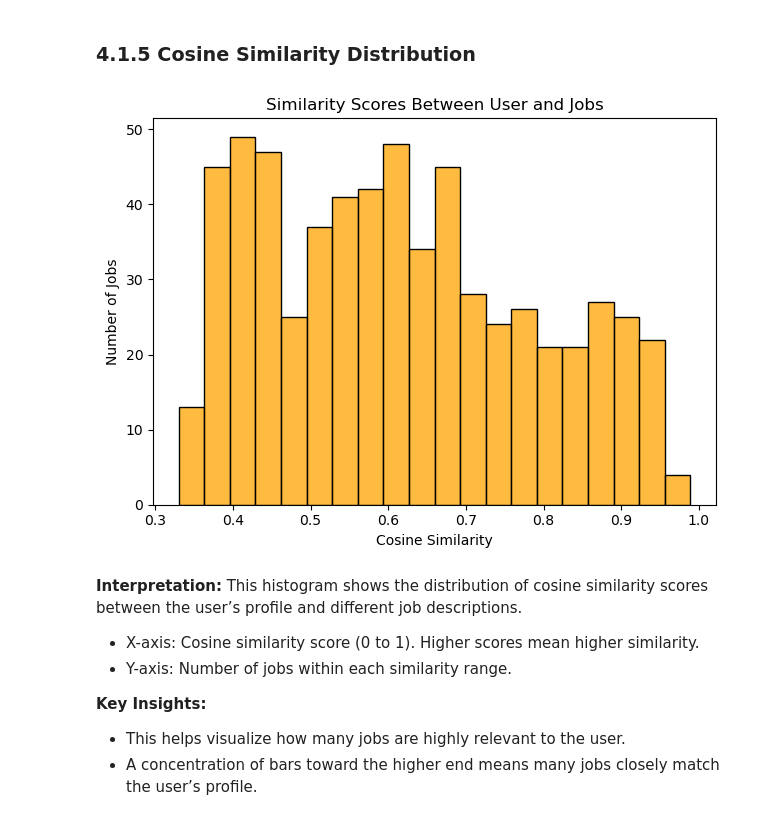
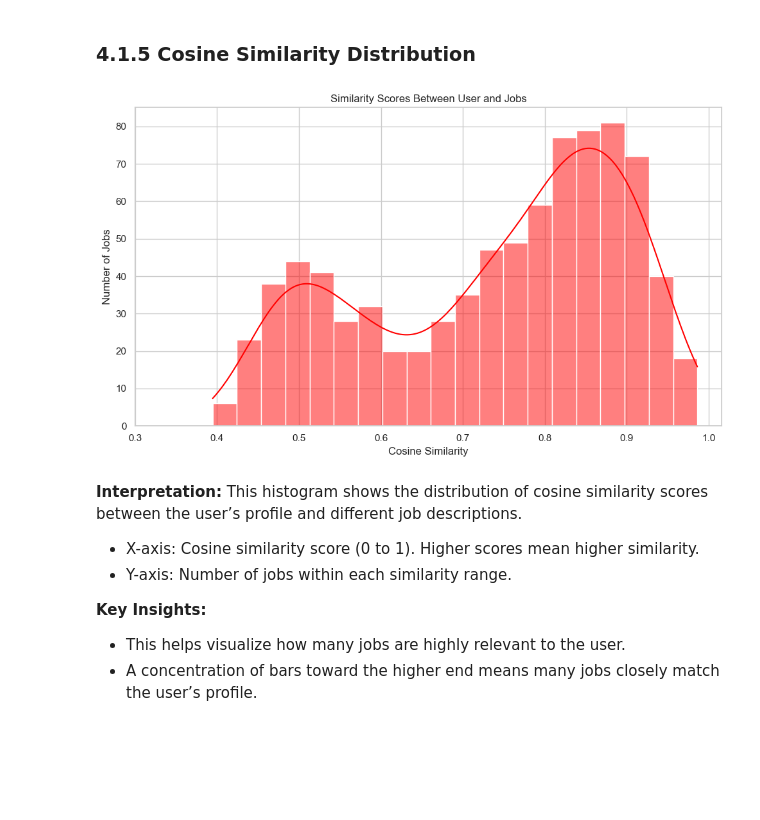
Before and after one commit to eugene-maina72/Phase_5_Capstone_Project-SmartPath, a Jupyter notebook: SmartPath.ipynb, the cells around one changed output. Cells and saved outputs as stored; diff of their text form; code cells hidden in the pictures; blank space fills up the shorter version.

```diff
--- a/SmartPath.ipynb
+++ b/SmartPath.ipynb
@@ -445,3 +496,8 @@ job_profiles[riasec_cols]
+# %%
+scaler = MinMaxScaler()
+job_profiles_clean.loc[:,'Normalized Education Score'] = scaler.fit_transform(
+    job_profiles_clean[['Data Value']]
+)
 # %% [markdown]
 ### 3.4 Validate education values
 # %%
@@ -495,13 +647,20 @@ import numpy as np
 Creating a test user input (we’ll later replace this with UI the user to self-rate themselves on a 1–7 scale)
 # %%
 # Example RIASEC scores: [Realistic, Investigative, Artistic, Social, Enterprising, Conventional]
-user_riasec = np.array([[2.5, 4.0, 6.0, 5.5, 3.0, 1.5]])
+# The scale is from 0-7
+user_profile = {
+    'R': 2.0,
+    'I': 4.0,
+    'A': 2.0,
+    'S': 5.0,
+    'E': 4.0,
+    'C': 4.0
+}
 # %% [markdown]
 ### 4.1.3 Extract job RIASEC profiles
 # %%
-# Defining columns
-riasec_cols = ['R', 'I', 'A', 'S', 'E', 'C']
+# Extracting RAISEC feaures from dataset
+job_riasec_vectors = job_profiles_clean[riasec_cols].values
 
-# Extracting job RIASEC data
-job_riasec_matrix = job_profiles[riasec_cols].values
-job_riasec_matrix
+# Extracting and Normalizing (dividing each values by 7) RIASEC features for the user
+user_vector = np.array(list((score / 7 for score in user_profile.values()))).reshape(1, -1)
@@ -523,9 +668,9 @@ array([[0.17333333, 0.63      , 0.24666667, 0.425     , 0.94666667,
 ### 4.1.4 Compute Cosine Similarity
 # %%
 # Computing similarity between user and all job profiles
-similarities = cosine_similarity(user_riasec, job_riasec_matrix)
+similarities = cosine_similarity(user_vector, job_riasec_vectors)
 
 # Flatten similarity array
-job_profiles['Similarity'] = similarities.flatten()
-job_profiles['Similarity']
+job_profiles_clean.loc[:, 'Similarity Score'] = similarities.flatten()
+job_profiles_clean
 # %% [output]
@@ -545,15 +691,17 @@ Name: Similarity, Length: 624, dtype: float64
 ### 4.1.5 Cosine Similarity Distribution
 # %%
 # Similarity Score Distribution
-sns.histplot(job_profiles['Similarity'].values, bins=20, color='orange')
+plt.figure(figsize=(10, 6))
+sns.histplot(job_profiles_clean['Similarity Score'],kde=True, bins=20, color='red')
 plt.title("Similarity Scores Between User and Jobs")
 plt.xlabel("Cosine Similarity")
 plt.ylabel("Number of Jobs")
+plt.xticks(np.arange(0.3, 1.1, 0.1))
 plt.tight_layout()
 plt.savefig('images/similarity_scores_distribution.png', dpi=300)
 plt.show()
 # %% [output]
-[figure, old version]
+[figure, new version]
 # %% [markdown]
 **Interpretation:**
 This histogram shows the distribution of cosine similarity scores between the user’s profile and different job descriptions.
```
Also changed, not shown: parts of 56 cells of this notebook, 4 other files.
